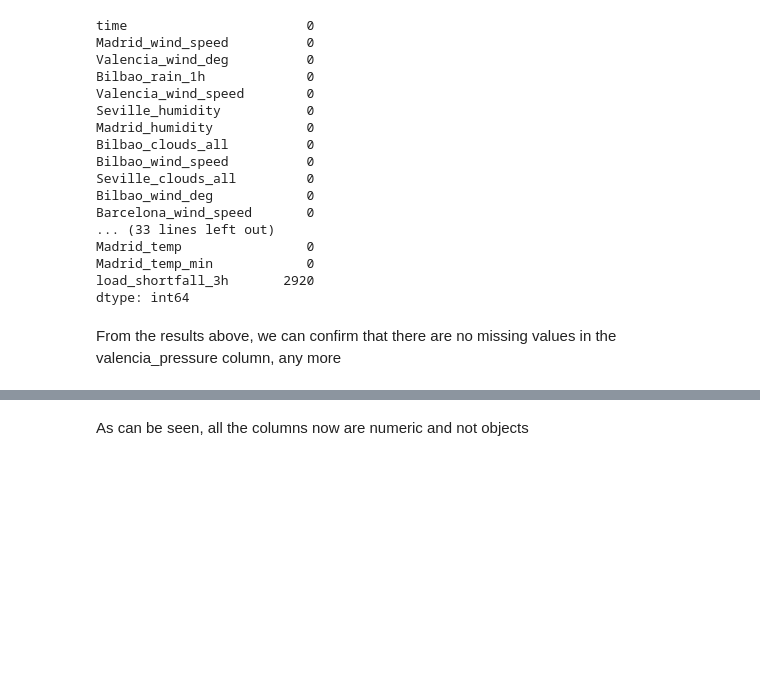
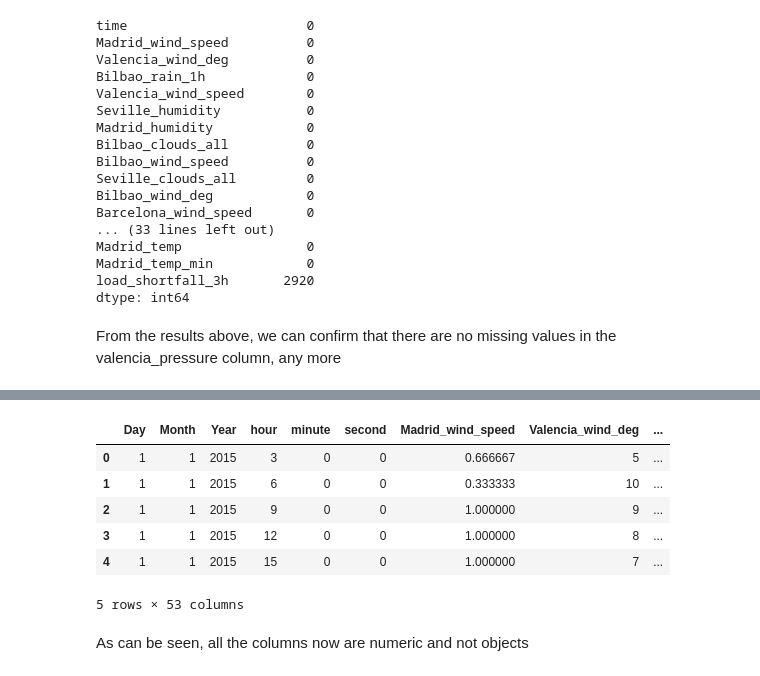
Before and after one commit to Explore-AI/load-shortfall-regression-predict-api, a Jupyter notebook: starter_notebook.ipynb, the cells around one changed output, grey strips where cells are left out. Cells and saved outputs as stored; diff of their text form; code cells hidden in the pictures; blank space fills up the shorter version.

```diff
--- a/starter_notebook.ipynb
+++ b/starter_notebook.ipynb
@@ -417,3 +471,17 @@ memory usage: 4.4 MB
+# %%
+df_clean = df4.drop(['time'], axis=1)
+#  axis=1 means drop along the column
+#   axis=0 means drop along the row
+# %%
+df_clean.head()
+# %% [output]
+|  | Day | Month | Year | hour | minute | second | Madrid_wind_speed | Valencia_wind_deg | ... |
+| 0 | 1 | 1 | 2015 | 3 | 0 | 0 | 0.666667 | 5 | ... |
+| 1 | 1 | 1 | 2015 | 6 | 0 | 0 | 0.333333 | 10 | ... |
+| 2 | 1 | 1 | 2015 | 9 | 0 | 0 | 1.000000 | 9 | ... |
+| 3 | 1 | 1 | 2015 | 12 | 0 | 0 | 1.000000 | 8 | ... |
+| 4 | 1 | 1 | 2015 | 15 | 0 | 0 | 1.000000 | 7 | ... |
+5 rows × 53 columns
 # %% [markdown]
 As can be seen, all the columns now are numeric and not objects
 # %% [markdown]
```
Also changed, not shown: parts of 41 cells of this notebook.
